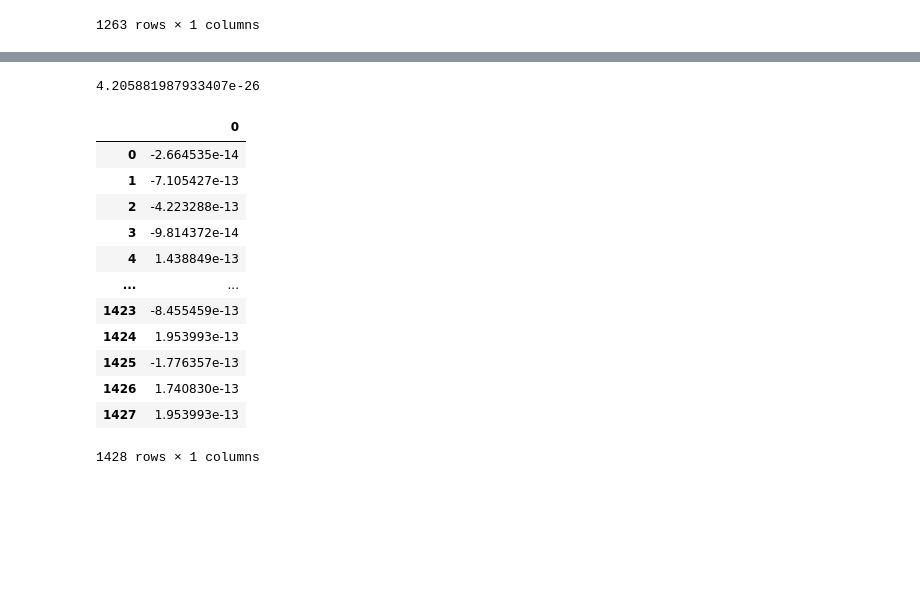
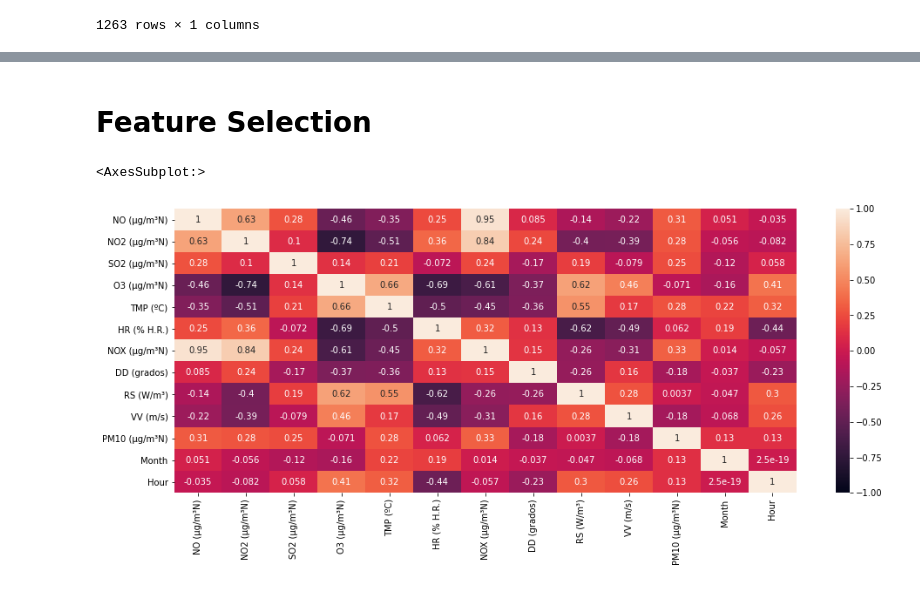
Before and after one commit to PritikaRamu/Air-Pollution-Prediction, a Jupyter notebook: Jupyter Notebook/SOP.ipynb, the cells around one changed output, grey strips where cells are left out. Drawn from its saved outputs; the diff is of its cells as text; code cells hidden in the pictures; blank space fills up the shorter version.

```diff
--- a/Jupyter Notebook/SOP.ipynb
+++ b/Jupyter Notebook/SOP.ipynb
@@ -529,22 +444,9 @@ df
-# %%
-from sklearn.metrics import mean_squared_error
-rms = mean_squared_error(df['SO2 (µg/m³N)'], df['Ref'])
-rms
-# %% [output]
-4.205881987933407e-26
-# %%
-(df['SO2 (µg/m³N)']-df['Ref']).where(df['SO2 (µg/m³N)']-df['Ref']!=0).dropna().reset_index().drop('index',1)
-# %% [output]
-|  | 0 |
-| 0 | -2.664535e-14 |
-| 1 | -7.105427e-13 |
-| 2 | -4.223288e-13 |
-| 3 | -9.814372e-14 |
-| 4 | 1.438849e-13 |
-| ... | ... |
-| 1423 | -8.455459e-13 |
-| 1424 | 1.953993e-13 |
-| 1425 | -1.776357e-13 |
-| 1426 | 1.740830e-13 |
-| 1427 | 1.953993e-13 |
-1428 rows × 1 columns
+# %% [markdown]
+# Feature Selection
+# %%
+corr = alc_knn.corr()
+plt.figure(figsize=(16, 6))
+sns.heatmap(corr,vmin=-1, vmax=1, annot=True)
+# %% [output]
+<AxesSubplot:>
+[figure, added]
```
Also changed, not shown: parts of 36 cells of this notebook, 18 other files.
